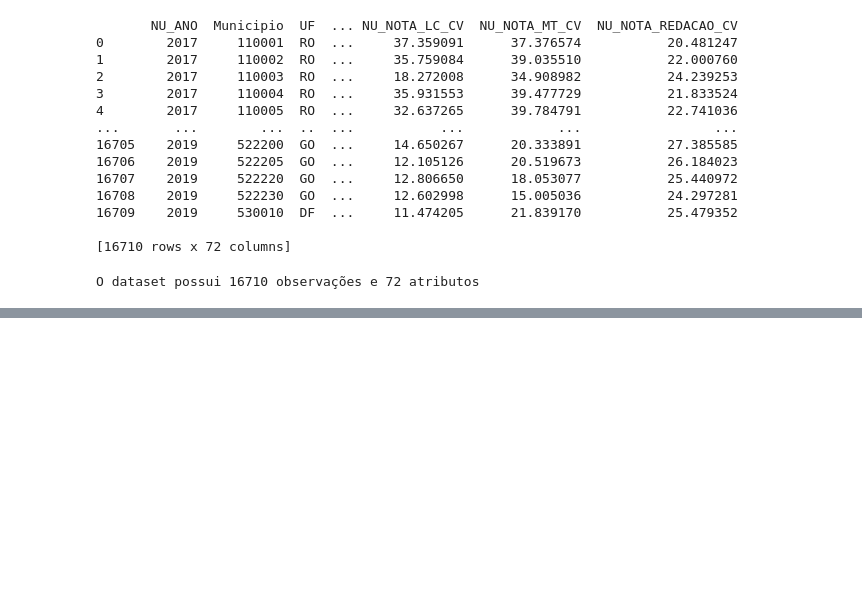
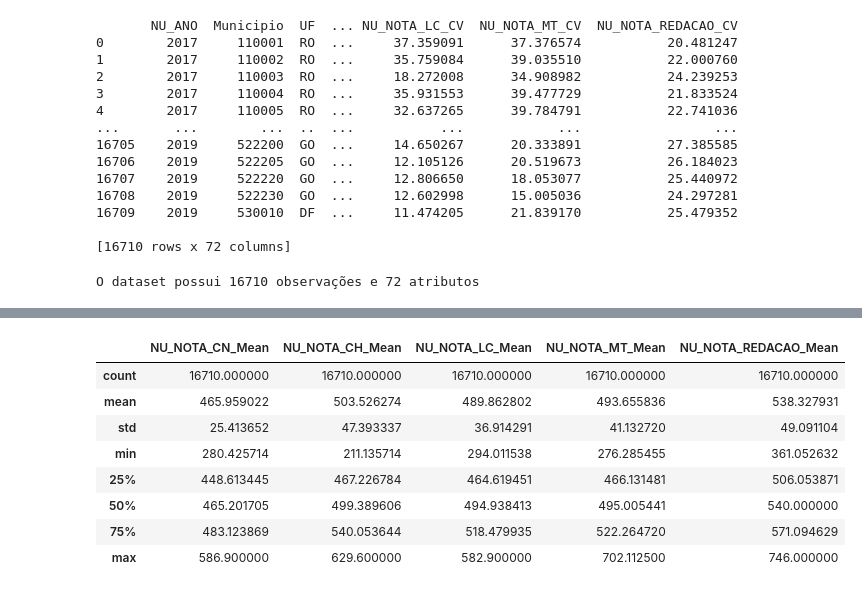
Before and after one commit to leandrorodor/PGR-IESB-P9039-CDNA-20203, a Jupyter notebook: lab05.ipynb, the cells around one changed output, grey strips where cells are left out. Cells and saved outputs as stored; diff of their text form; code cells hidden in the pictures; blank space fills up the shorter version.

```diff
--- a/lab05.ipynb
+++ b/lab05.ipynb
@@ -47,0 +141,12 @@ enem.head()
+# %%
+enem_alt_02[['NU_NOTA_CN_Mean', 'NU_NOTA_CH_Mean', 'NU_NOTA_LC_Mean','NU_NOTA_MT_Mean', 'NU_NOTA_REDACAO_Mean']].describe()
+# %% [output]
+|  | NU_NOTA_CN_Mean | NU_NOTA_CH_Mean | NU_NOTA_LC_Mean | NU_NOTA_MT_Mean | NU_NOTA_REDACAO_Mean |
+| count | 16710.000000 | 16710.000000 | 16710.000000 | 16710.000000 | 16710.000000 |
+| mean | 465.959022 | 503.526274 | 489.862802 | 493.655836 | 538.327931 |
+| std | 25.413652 | 47.393337 | 36.914291 | 41.132720 | 49.091104 |
+| min | 280.425714 | 211.135714 | 294.011538 | 276.285455 | 361.052632 |
+| 25% | 448.613445 | 467.226784 | 464.619451 | 466.131481 | 506.053871 |
+| 50% | 465.201705 | 499.389606 | 494.938413 | 495.005441 | 540.000000 |
+| 75% | 483.123869 | 540.053644 | 518.479935 | 522.264720 | 571.094629 |
+| max | 586.900000 | 629.600000 | 582.900000 | 702.112500 | 746.000000 |
```
Also changed, not shown: parts of 15 cells of this notebook.
